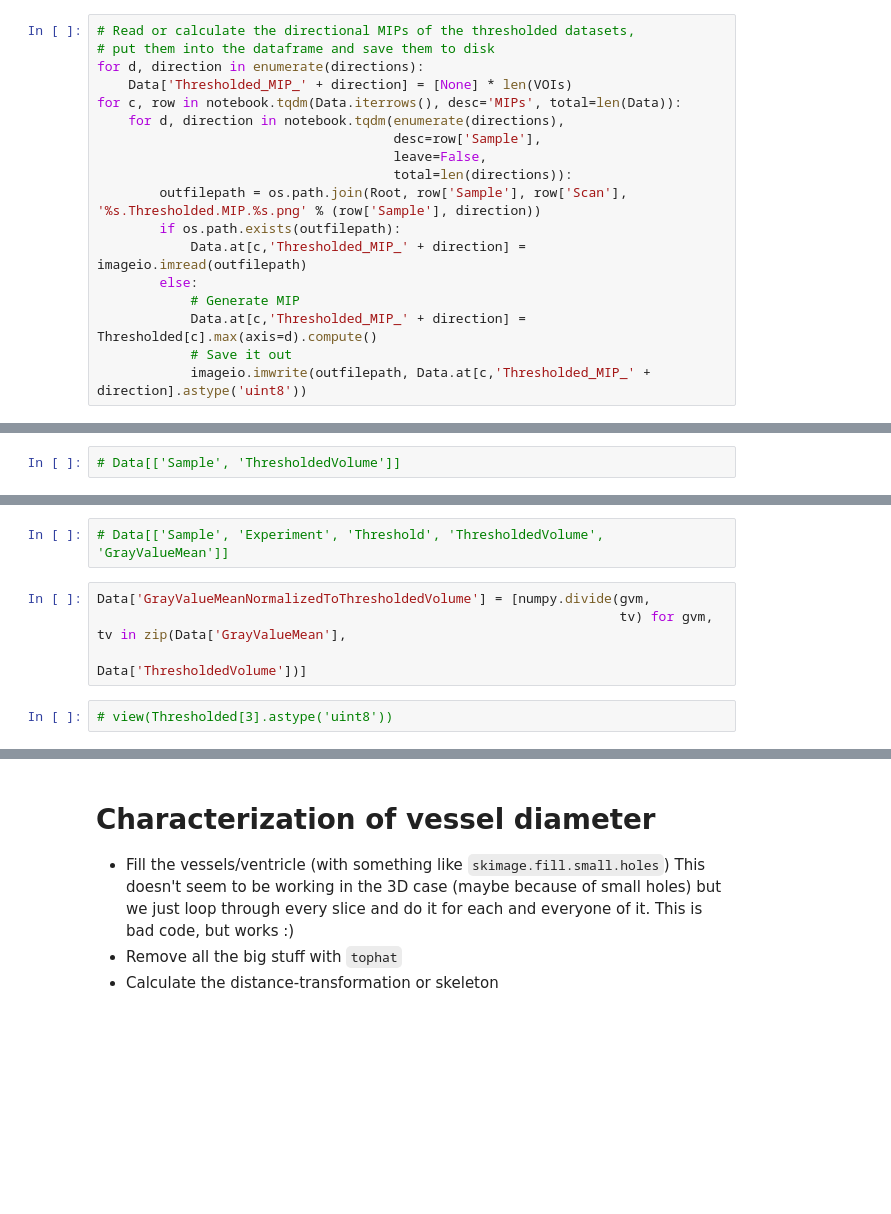
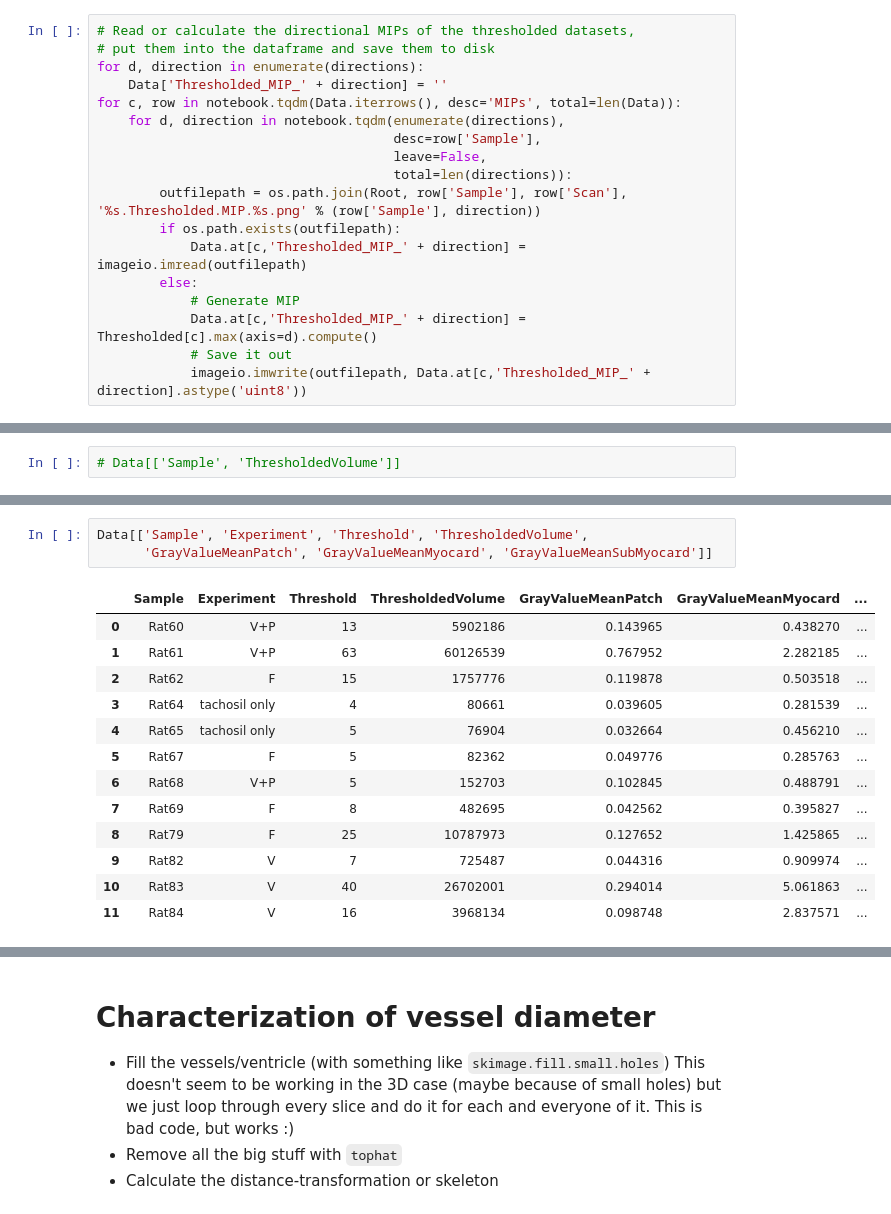
Before and after one commit to habi/heart-neoangiogenesis, a Jupyter notebook: Patch-Delineation-Only-Patch-VOIs.ipynb, the cells around one changed output, grey strips where cells are left out. Saved outputs shown, nothing was run; the diff lists cells and outputs as text; blank space fills up the shorter version.

```diff
--- a/Patch-Delineation-Only-Patch-VOIs.ipynb
+++ b/Patch-Delineation-Only-Patch-VOIs.ipynb
@@ -803,7 +803,7 @@ Loading all stacks with a threshold of [17]
 # Read or calculate the directional MIPs of the thresholded datasets,
 # put them into the dataframe and save them to disk
 for d, direction in enumerate(directions):
-    Data['Thresholded_MIP_' + direction] = [None] * len(VOIs)
+    Data['Thresholded_MIP_' + direction] = ''
 for c, row in notebook.tqdm(Data.iterrows(), desc='MIPs', total=len(Data)):
     for d, direction in notebook.tqdm(enumerate(directions),
                                       desc=row['Sample'],
@@ -865,8 +880,17 @@ OutputDir
 # %%
-# Data[['Sample', 'Experiment', 'Threshold', 'ThresholdedVolume', 'GrayValueMean']]
+Data[['Sample', 'Experiment', 'Threshold', 'ThresholdedVolume',
+      'GrayValueMeanPatch', 'GrayValueMeanMyocard', 'GrayValueMeanSubMyocard']]
+# %% [output]
+|  | Sample | Experiment | Threshold | ThresholdedVolume | GrayValueMeanPatch | GrayValueMeanMyocard | ... |
+| 0 | Rat60 | V+P | 13 | 5902186 | 0.143965 | 0.438270 | ... |
+| 1 | Rat61 | V+P | 63 | 60126539 | 0.767952 | 2.282185 | ... |
+| 2 | Rat62 | F | 15 | 1757776 | 0.119878 | 0.503518 | ... |
+| 3 | Rat64 | tachosil only | 4 | 80661 | 0.039605 | 0.281539 | ... |
+| 4 | Rat65 | tachosil only | 5 | 76904 | 0.032664 | 0.456210 | ... |
+| 5 | Rat67 | F | 5 | 82362 | 0.049776 | 0.285763 | ... |
+| 6 | Rat68 | V+P | 5 | 152703 | 0.102845 | 0.488791 | ... |
+| 7 | Rat69 | F | 8 | 482695 | 0.042562 | 0.395827 | ... |
+| 8 | Rat79 | F | 25 | 10787973 | 0.127652 | 1.425865 | ... |
+| 9 | Rat82 | V | 7 | 725487 | 0.044316 | 0.909974 | ... |
+| 10 | Rat83 | V | 40 | 26702001 | 0.294014 | 5.061863 | ... |
+| 11 | Rat84 | V | 16 | 3968134 | 0.098748 | 2.837571 | ... |
-# %%
-Data['GrayValueMeanNormalizedToThresholdedVolume'] = [numpy.divide(gvm,
-                                                                   tv) for gvm, tv in zip(Data['GrayValueMean'],
-                                                                                          Data['ThresholdedVolume'])]
-# %%
-# view(Thresholded[3].astype('uint8'))
```
Also changed, not shown: parts of 17 cells of this notebook, 1 other file.
